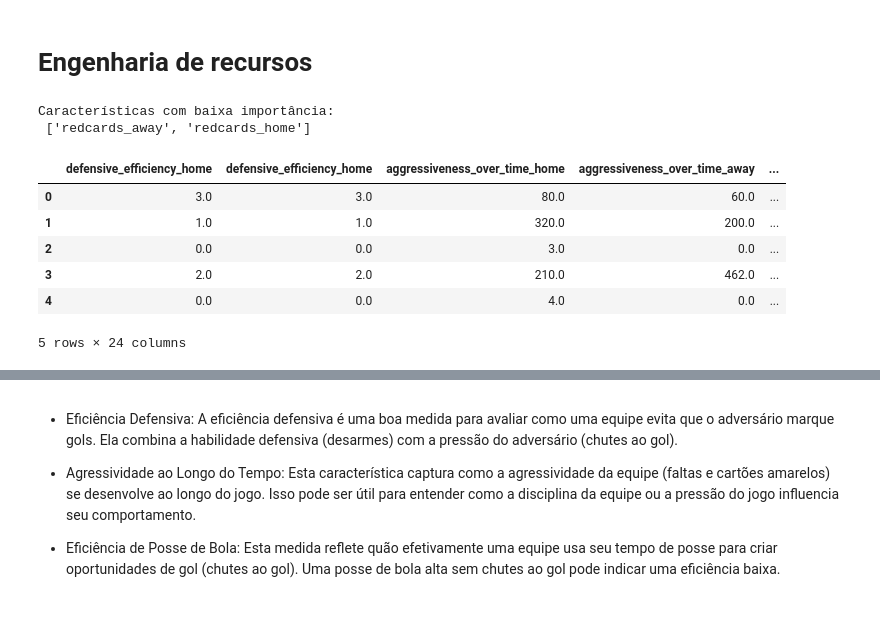
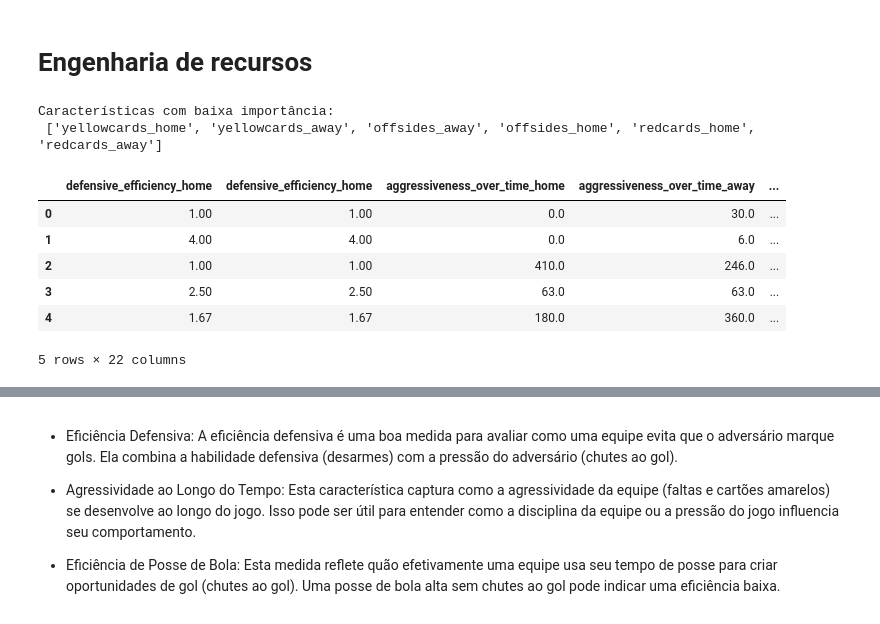
Before and after one commit to nathancarlos22/eo-fut-live, a Jupyter notebook: src/modelo_por_liga.ipynb, the cells around one changed output, grey strips where cells are left out. Saved outputs shown, nothing was run; the diff lists cells and outputs as text; code cells hidden in the pictures.

```diff
--- a/src/modelo_por_liga.ipynb
+++ b/src/modelo_por_liga.ipynb
@@ -77,9 +77,16 @@ for league in leagues:
     model_randomf = RandomForestClassifier(n_estimators=100, random_state=42,
                                            max_depth=10, min_samples_split=5,
                                             min_samples_leaf=2)
+
+    # model_randomf = RandomForestClassifier(n_estimators=200)
+
     # Validação cruzada
     cv_scores = cross_val_score(model_randomf, X_transformed, y, cv=5, scoring='roc_auc')
     print(f"Média AUC para {league}: {cv_scores.mean()}")
+
+    # acuracia
+    cv_scores = cross_val_score(model_randomf, X_transformed, y, cv=5, scoring='accuracy')
+    print(f"Média Acurácia para {league}: {cv_scores.mean()}")
 
     # Treinando e avaliando o modelo
     X_train, X_test, y_train, y_test = train_test_split(X, y, test_size=0.2, random_state=42)
@@ -259,5 +271,7 @@ Outliers:
 # %% [markdown]
 # Engenharia de recursos
+# %%
+df = pd.read_csv('data_balanced.csv', encoding='utf-8')
 # %%
 # ao invés de excluir a característica, vamos criar uma baseada nela juntamente com outra característica
 df['total_cards'] = df['yellowcards_home'] + df['yellowcards_away'] + df['redcards_home'] + df['redcards_away']
@@ -267,14 +281,14 @@ df['aggressiveness_over_time_home'] = (df['fouls_home'] + df['yellowcards_home']
 df['aggressiveness_over_time_away'] = (df['fouls_away'] + df['yellowcards_away']) * df['minute'].round(2)
 
 # agora posso excluir características com baixa importância
-low_importance_features = summary_df[summary_df['Mean Importance'] < 0.02]['Feature Name'].tolist()
+low_importance_features = summary_df[summary_df['Mean Importance'] <= 0.015151]['Feature Name'].tolist()
 print("Características com baixa importância:\n", low_importance_features)
 
 # Removendo as características com baixa importância
 df.drop(columns=low_importance_features, inplace=True)
 # %% [output]
 Características com baixa importância:
- ['redcards_away', 'redcards_home']
+ ['yellowcards_home', 'yellowcards_away', 'offsides_away', 'offsides_home', 'redcards_home', 'redcards_away']
 # %%
 # Eficiência defensiva: razão entre desarmes e chutes ao gol do adversário
 df['defensive_efficiency_home'] = (df['tackles_home'] / (df['shotsOngoal_away'] + 1)).round(2)  # +1 para evitar divisão por zero
@@ -283,10 +297,6 @@ df['defensive_efficiency_away'] = (df['tackles_away'] / (df['shotsOngoal_home']
 # Eficiência de posse de bola: razão entre tempo de posse e chutes ao gol
 df['possession_efficiency_home'] = df['possessiontime_home'] / (df['shotsOngoal_home'] + 1).round(2)
 df['possession_efficiency_away'] = df['possessiontime_away'] / (df['shotsOngoal_away'] + 1).round(2)
-
-# Eficiência ofensiva: razão entre chutes ao gol e tempo de posse
-df['offensive_efficiency_home'] = ((df['shotsOngoal_home'] + 1) / df['possessiontime_home']).round(2)
-df['offensive_efficiency_away'] = ((df['shotsOngoal_away'] + 1) / df['possessiontime_away']).round(2)
 
 # Estabilidade defensiva: combinação entre desarmes e menor número de faltas
 df['defensive_stability_home'] = (df['tackles_home'] / (df['fouls_home'] + 1)).round(2)
@@ -306,40 +316,39 @@ df['possession_progress_home'] = (df['possessiontime_home'] * df['minute']).roun
 df['possession_progress_away'] = (df['possessiontime_away'] * df['minute']).round(2)
 
 # Performace defensiva: razão entre desarmes e minutos
 df['defensive_performance_home'] = (df['tackles_home'] / df['minute']).round(2)
 df['defensive_performance_away'] = (df['tackles_away'] / df['minute']).round(2)
 
 # Eficiência de progresso do jogo: incorporando eficiência de posse de bola e minutos
 df['game_progress_efficiency_home'] = (df['possession_efficiency_home'] * df['minute']).round(2)
 df['game_progress_efficiency_away'] = (df['possession_efficiency_away'] * df['minute']).round(2)
 
 # Momentum do jogo: incorporando chutes ao gol, posse de bola e minutos
-df['game_momentum_home'] = ((df['shotsOngoal_home'] + df['possessiontime_home']) / (90 - df['minute'] + 1)).round(2)
-df['game_momentum_away'] = ((df['shotsOngoal_away'] + df['possessiontime_away']) / (90 - df['minute'] + 1)).round(2)
+df['game_momentum_home'] = ((df['shotsOngoal_home'] + df['possessiontime_home']) / (90 - df['minute'])).round(2)
+df['game_momentum_away'] = ((df['shotsOngoal_away'] + df['possessiontime_away']) / (90 - df['minute'])).round(2)
 
 # Total de faltas por jogo
 df['total_fouls'] = df['fouls_home'] + df['fouls_away']
 
 # Verificamos se as novas colunas foram adicionadas corretamente
 new_features_head = df[['defensive_efficiency_home','defensive_efficiency_home',
                         'aggressiveness_over_time_home', 'aggressiveness_over_time_away',
                         'possession_efficiency_home', 'possession_efficiency_away',
-                        'total_fouls', 'offensive_efficiency_home',
-                        'offensive_efficiency_away', 'defensive_stability_home',
+                        'total_fouls','defensive_stability_home',
                         'defensive_stability_away', 'pressure_over_time_home',
                         'total_cards', 'pressure_over_time_away',
                         'attack_intensity_home', 'attack_intensity_away',
                         'possession_progress_home', 'possession_progress_away',
                         'defensive_performance_home', 'defensive_performance_away',
                         'game_progress_efficiency_home', 'game_progress_efficiency_away',
                         'game_momentum_home', 'game_momentum_away']].head()
 
 new_features_head
 # %% [output]
 |  | defensive_efficiency_home | defensive_efficiency_home | aggressiveness_over_time_home | aggressiveness_over_time_away | ... |
-| 0 | 3.0 | 3.0 | 80.0 | 60.0 | ... |
-| 1 | 1.0 | 1.0 | 320.0 | 200.0 | ... |
-| 2 | 0.0 | 0.0 | 3.0 | 0.0 | ... |
-| 3 | 2.0 | 2.0 | 210.0 | 462.0 | ... |
-| 4 | 0.0 | 0.0 | 4.0 | 0.0 | ... |
+| 0 | 1.00 | 1.00 | 0.0 | 30.0 | ... |
+| 1 | 4.00 | 4.00 | 0.0 | 6.0 | ... |
+| 2 | 1.00 | 1.00 | 410.0 | 246.0 | ... |
+| 3 | 2.50 | 2.50 | 63.0 | 63.0 | ... |
+| 4 | 1.67 | 1.67 | 180.0 | 360.0 | ... |
-5 rows × 24 columns
+5 rows × 22 columns
```
Also changed, not shown: parts of 8 cells of this notebook, 41 other files.
